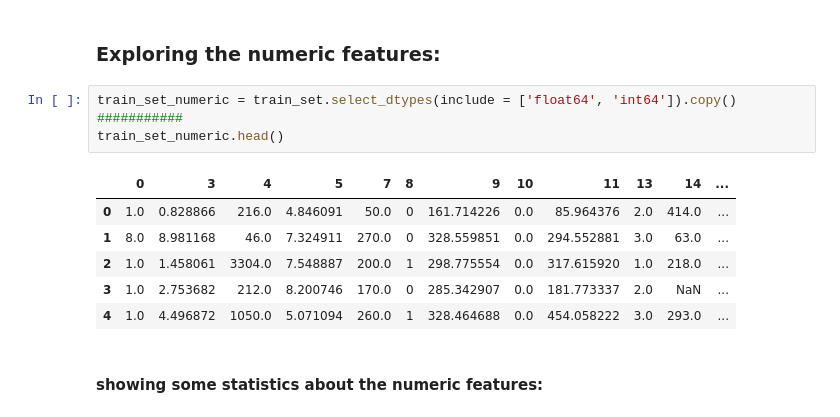
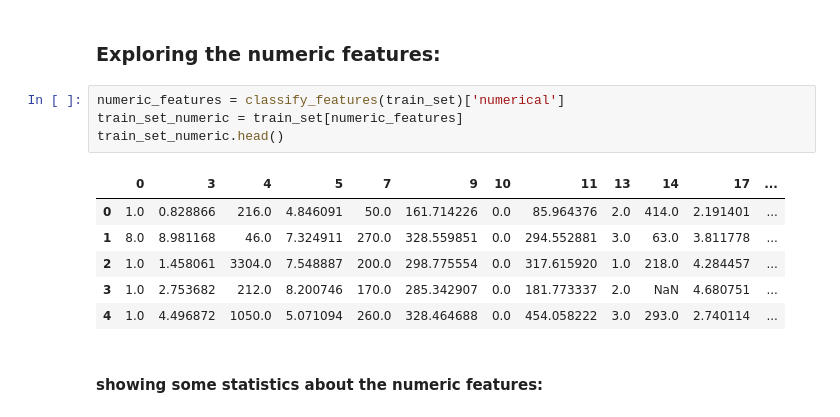
Before and after one commit to BensGith/G2-MachineLearning, a Jupyter notebook: G2-JUPY.ipynb, the cells around one changed output. Drawn from its saved outputs; the diff is of its cells as text.

```diff
--- a/G2-JUPY.ipynb
+++ b/G2-JUPY.ipynb
@@ -186,16 +186,17 @@ dtype: float64
 we can see that column 19 has more than 80% of null values, and due to the fact that these values are categorical ones, is it harder to fill them.
 # %% [markdown]
 ### Exploring the numeric features:
-# %%
-train_set_numeric = train_set.select_dtypes(include = ['float64', 'int64']).copy()  ###########
-train_set_numeric.head()
-# %% [output]
-|  | 0 | 3 | 4 | 5 | 7 | 8 | 9 | 10 | 11 | 13 | 14 | ... |
-| 0 | 1.0 | 0.828866 | 216.0 | 4.846091 | 50.0 | 0 | 161.714226 | 0.0 | 85.964376 | 2.0 | 414.0 | ... |
-| 1 | 8.0 | 8.981168 | 46.0 | 7.324911 | 270.0 | 0 | 328.559851 | 0.0 | 294.552881 | 3.0 | 63.0 | ... |
-| 2 | 1.0 | 1.458061 | 3304.0 | 7.548887 | 200.0 | 1 | 298.775554 | 0.0 | 317.615920 | 1.0 | 218.0 | ... |
-| 3 | 1.0 | 2.753682 | 212.0 | 8.200746 | 170.0 | 0 | 285.342907 | 0.0 | 181.773337 | 2.0 | NaN | ... |
-| 4 | 1.0 | 4.496872 | 1050.0 | 5.071094 | 260.0 | 1 | 328.464688 | 0.0 | 454.058222 | 3.0 | 293.0 | ... |
+# %%
+numeric_features = classify_features(train_set)['numerical']
+train_set_numeric = train_set[numeric_features]
+train_set_numeric.head()
+# %% [output]
+|  | 0 | 3 | 4 | 5 | 7 | 9 | 10 | 11 | 13 | 14 | 17 | ... |
+| 0 | 1.0 | 0.828866 | 216.0 | 4.846091 | 50.0 | 161.714226 | 0.0 | 85.964376 | 2.0 | 414.0 | 2.191401 | ... |
+| 1 | 8.0 | 8.981168 | 46.0 | 7.324911 | 270.0 | 328.559851 | 0.0 | 294.552881 | 3.0 | 63.0 | 3.811778 | ... |
+| 2 | 1.0 | 1.458061 | 3304.0 | 7.548887 | 200.0 | 298.775554 | 0.0 | 317.615920 | 1.0 | 218.0 | 4.284457 | ... |
+| 3 | 1.0 | 2.753682 | 212.0 | 8.200746 | 170.0 | 285.342907 | 0.0 | 181.773337 | 2.0 | NaN | 4.680751 | ... |
+| 4 | 1.0 | 4.496872 | 1050.0 | 5.071094 | 260.0 | 328.464688 | 0.0 | 454.058222 | 3.0 | 293.0 | 2.740114 | ... |
 # %% [markdown]
 #### showing some statistics about the numeric features:
 # %%
```
Also changed, not shown: parts of 4 cells of this notebook.
